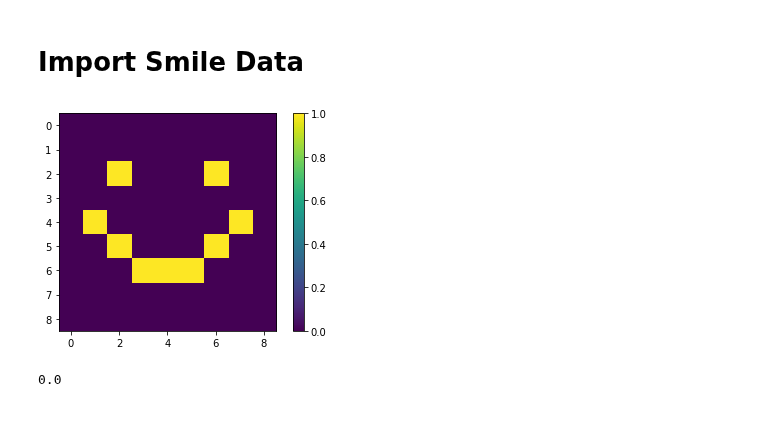
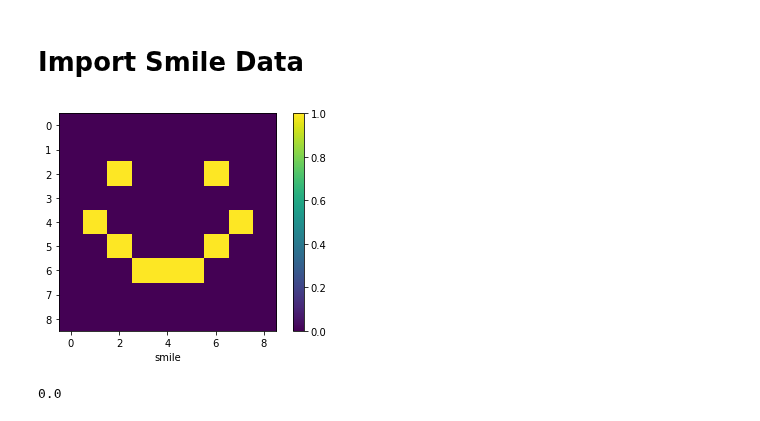
Before and after one commit to romanfen/F21DL-G6, a Jupyter notebook: Lab11_CNN.ipynb, the cells around one changed output. Saved outputs shown, nothing was run; the diff lists cells and outputs as text; code cells hidden in the pictures.

```diff
--- a/Lab11_CNN.ipynb
+++ b/Lab11_CNN.ipynb
@@ -26,13 +23,17 @@ y = np.load('/content/drive/MyDrive/Colab Notebooks/smiley_y.npy')
 # %%
 class_names = ['smile','frown']
 # %%
-plt.figure()
-plt.imshow(X[0].squeeze())    # data is actually a 3d array, squeeze slices it into a 2d for imaging
-plt.colorbar()
-plt.grid(False)
-plt.show()
+def showImage(img,group):
+  plt.figure()
+  plt.imshow(X[img].squeeze())    # data is actually a 3d array, squeeze slices it into a 2d for imaging
+  plt.colorbar()
+  plt.grid(False)
+  plt.xlabel(class_names[int(y[group])])
+  plt.show()
+
+showImage(0,0)
 # %% [output]
-[figure, old version]
+[figure, new version]
 # %%
 y[0]
 # %% [output]
```
Also changed, not shown: parts of 11 cells of this notebook.
